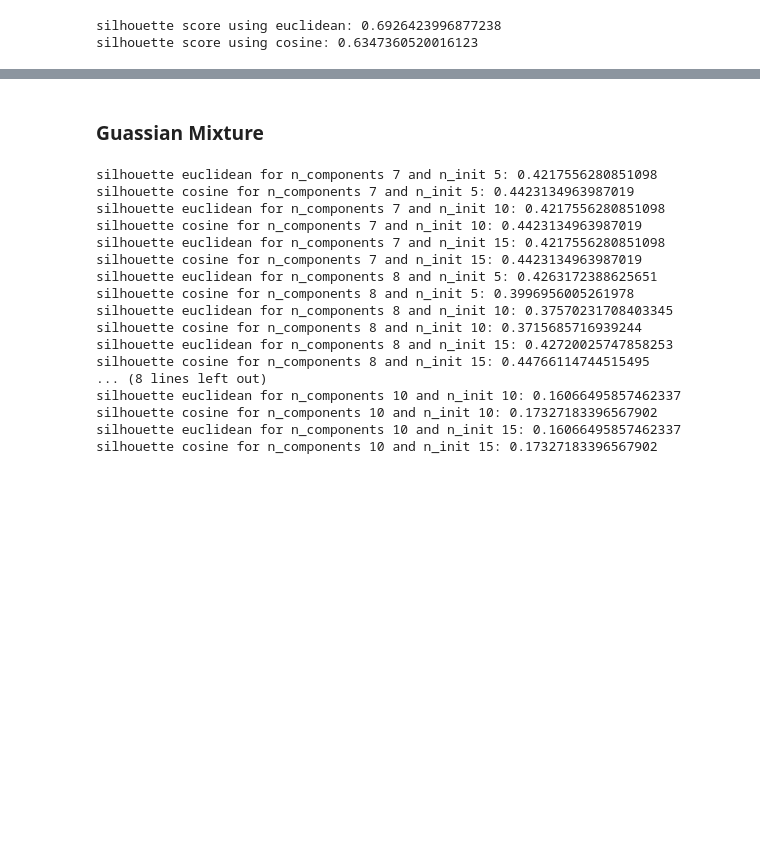
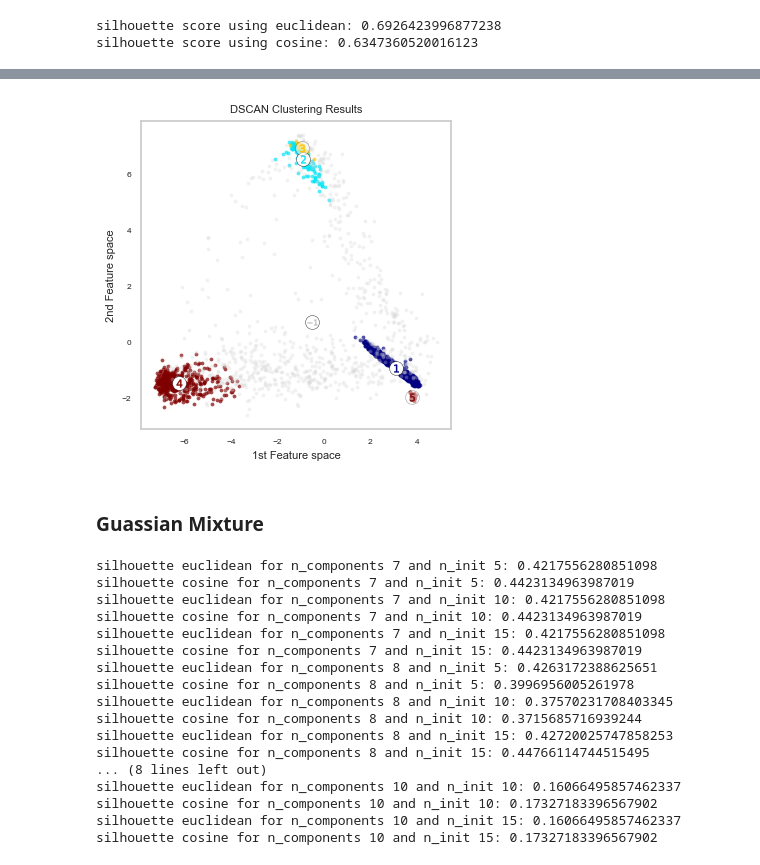
Before and after one commit to martza87/siads_696_mII, a Jupyter notebook: src/04_unsupervised_learning_model.ipynb, the cells around one changed output, grey strips where cells are left out. Saved outputs shown, nothing was run; the diff lists cells and outputs as text; code cells hidden in the pictures; blank space fills up the shorter version.

Commit message:
[Update] Updated DBSCAN graph

```diff
--- a/src/04_unsupervised_learning_model.ipynb
+++ b/src/04_unsupervised_learning_model.ipynb
@@ -173,13 +174,7 @@ def create_cluster_plot(labels, n_clusters, X_pca, model, axis, model_type):
     elif model_type == 'gmm':
         title = "Guassian Clustering Results"
         centers = model.means_
-    elif model_type == 'dbscan':
-        centers = []
-        for label in unique_labels:
-            if label == -1:
-                continue  # skip noise
-            cluster_points = X_pca[labels == label]
-            centers.append(list(cluster_points.mean(axis=0)))
+
 
     # Draw white circles at cluster centers
     axis.scatter(
@@ -707,3 +659,82 @@ print(f"silhouette score using cosine: {calculate_silhouette_score(X_pca, labels
 # %% [output]
 silhouette score using euclidean: 0.6926423996877238
 silhouette score using cosine: 0.6347360520016123
+# %%
+core_samples_mask = np.zeros_like(labels, dtype=bool)
+core_samples_mask[dbscan.core_sample_indices_] = True
+
+# Number of clusters in labels, ignoring noise if present.
+#n_clusters_ = len(set(labels)) - (1 if -1 in labels else 0)
+n_clusters_ = len(set(labels))
+n_noise_ = list(labels).count(-1)
+
+print('Estimated number of clusters: %d' % (n_clusters_ -1))
+print('Estimated number of noise points: %d' % n_noise_)
+
+#unique_labels = list(set(labels))[:-1]
+unique_labels = set(labels)
+#print(unique_labels)
+colors = [plt.cm.jet(each) for each in (np.linspace(0, 1, len(unique_labels) ) * 1.75)]
+plt.figure(figsize=(4, 4))
+for k, col in zip(unique_labels, colors):
+    if k == -1:
+        col = cl.to_rgba('lightgray')
+        alpha = 0.3
+    else:
+        alpha = 0.7
+
+    xy = X_pca[labels == k]
+    #print(f" {len(xy)}")
+    plt.scatter(xy[:, 0], xy[:, 1],
+        marker=".",
+        s=30,
+        lw=0,
+        alpha=alpha,
+        color = col,
+        edgecolor="k"
+    )
+
+for k, col in zip(unique_labels, colors):
+    if k == -1:
+        col = cl.to_rgba('silver')
+    #print(k)
+    center = []
+    cluster_points = X_pca[labels == k]
+    center.append(cluster_points.mean(axis=0))
+    #print(f"0: {center[0][0]} 1: {center[0][1]}")
+
+    if k == 2 or k == 4:
+        alpha = 0.5
+    else:
+        alpha = 1
+    # Draw white circles at cluster centers
+    plt.scatter(
+            center[0][0],
+            center[0][1],
+            marker="o",
+            c="white",
+            alpha=alpha,
+            s=100,
+            edgecolor="k",
+    )
+    if k == -1:
+        l = -1
+        s = 50
+    else:
+        l = k + 1
+        s = 30
+    # add cluster label
+    plt.scatter(center[0][0], center[0][1],
+            marker="$%d$" % (l),
+            alpha=1, s=s,
+                color = col)
+
+plt.title("DSCAN Clustering Results")
+plt.xlabel("1st Feature space")
+plt.ylabel("2nd Feature space")
+plt.xticks(fontsize=6)
+plt.yticks(fontsize=6)
+
+plt.grid(False)
+plt.show()
+# %% [output]
@@ -710,3 +743,4 @@ silhouette score using cosine: 0.6347360520016123
+[figure, added]
 # %% [markdown]
 ### Guassian Mixture
 # %%
```
Also changed, not shown: parts of 5 cells of this notebook, 1 other file.
